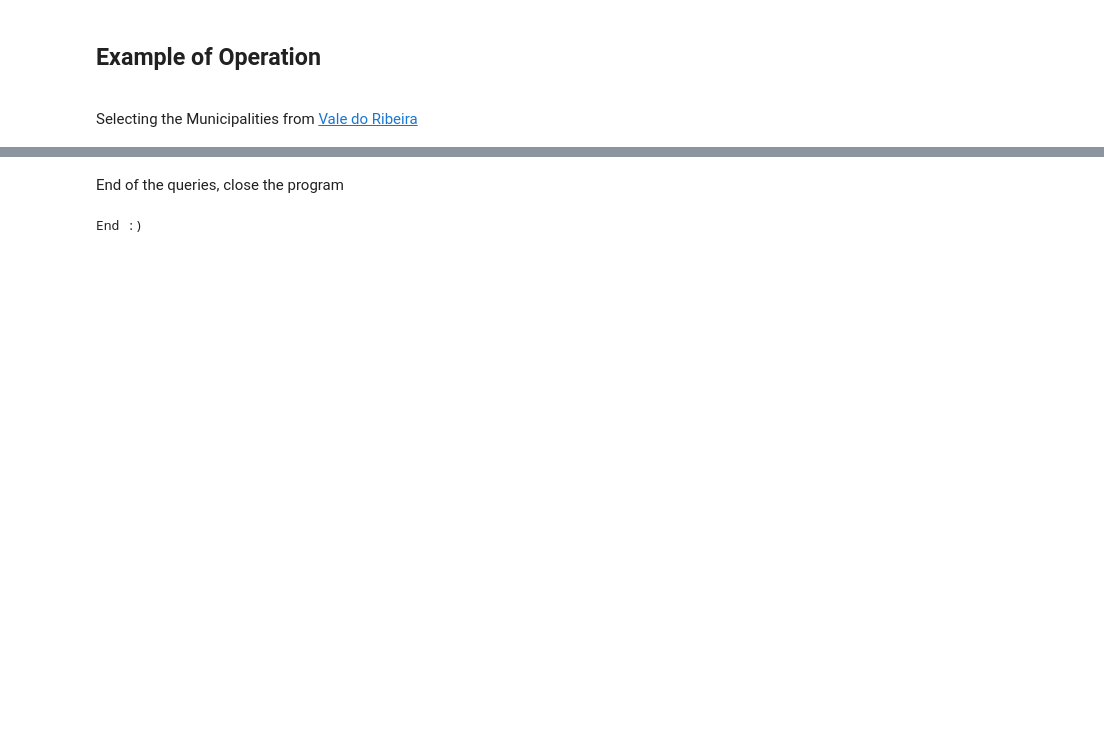
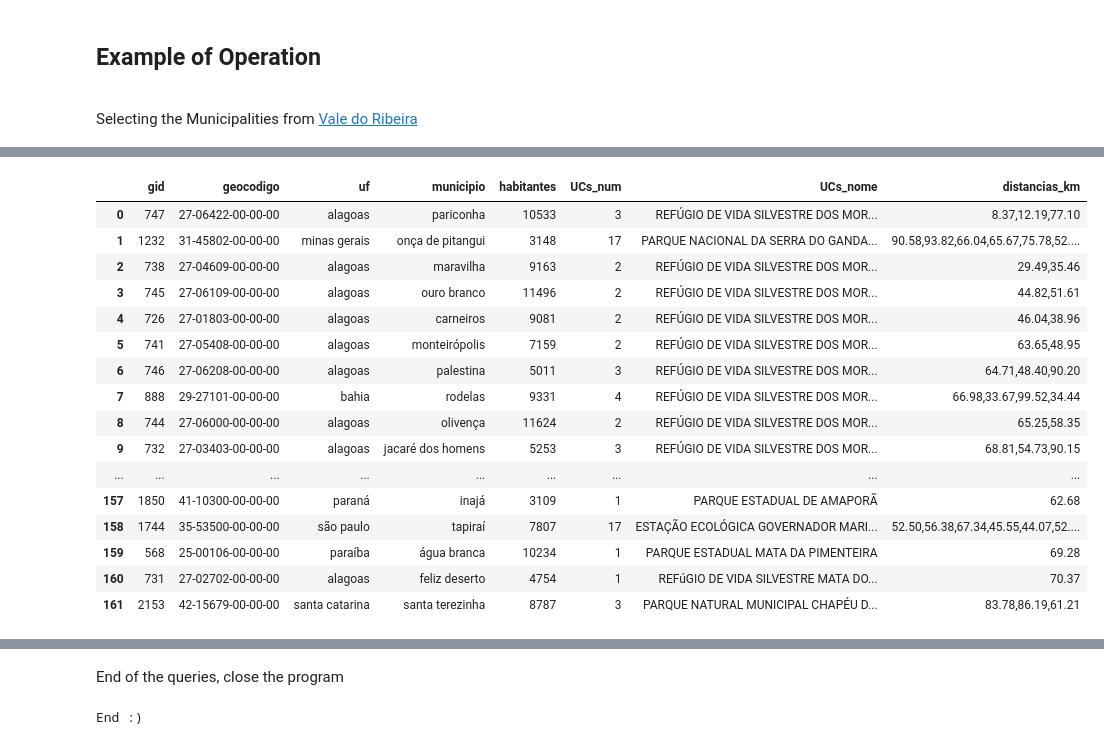
Before and after one commit to halen48/Protected-Areas-Selection, a Jupyter notebook: PARSEC - Find PA.ipynb, the cells around one changed output, grey strips where cells are left out. Cells and saved outputs as stored; diff of their text form; code cells hidden in the pictures; blank space fills up the shorter version.

Commit message:
Add files via upload
Adicionadas regiões:
> Bacia do Rio São Francisco
> Bacia do Rio Parnaíba

```diff
--- a/PARSEC - Find PA.ipynb
+++ b/PARSEC - Find PA.ipynb
@@ -373,0 +388,63 @@ Export the output data into C:\Users\Guilherme/vale_do_ribeira.csv
+# %%
+bacia_rio_sao_francisco = [
+    'Campo Formoso','Jacobina','Miguel Calmon','Mirangaba','Morro do Chapéu','Ourolândia','Umburanas','Várzea Nova',
+'América Dourada','Barra do Mendes','Barro Alto','Bonito','Cafarnaum','Canarana','Central','Ibipeba','Ibititá','Irecê',
+'João Dourado','Jussara','Lapão','Mulungu do Morro','Presidente Dutra','São Gabriel','Souto Soares','Uibaí','Amparo de São Francisco',
+'Aquidabã','Brejo Grande','Canhoba','Capela','Cedro de São João','Feira Nova','Gararu','Gracho Cardoso','Ilha das Flores','Itabi',
+'Japaratuba','Japoatã','Malhada dos Bois','Monte Alegre de Sergipe','Muribeca','Neópolis','Nossa Senhora da Glória','Nossa Senhora de Lourdes',
+'Pacatuba','Pirambu','Porto da Folha','Poço Redondo','Propriá','Santana do São Francisco','Idreg','São Francisco','Telha','Arapiraca','Batalha',
+'Belo Monte','Cacimbinhas','Campo Grande','Canapi','Carneiros','Coruripe','Craíbas','Dois Riachos','Estrela de Alagoas','Feira Grande',
+'Feliz Deserto','Girau do Ponciano','Igaci','Igreja Nova','Inhapi','Jacaré dos Homens','Jaramataia','Junqueiro','Lagoa da Canoa',
+'Limoeiro de Anadia','Major Isidoro','Maravilha','Minador do Negrão','Monteirópolis','Olho d\'água das Flores','Olho d\'água Grande',
+'Olivença','Ouro Branco','Palestina','Pão de Açúcar','Penedo','Piaçabuçu','Porto Real do Colégio','Poço das Trincheiras','Santana do Ipanema',
+'São Brás','São José da Tapera','São Sebastião','Senador Rui Palmeira','Teotônio Vilela','Traipu','Água Branca','Canindé de São Francisco',
+'Delmiro Gouveia','Glória','Inajá','Jatobá','Jeremoabo','Mata Grande','Olho d\'água do Casado','Pariconha','Paulo Afonso','Pedro Alexandre',
+'Petrolândia','Piranhas','Santa Brígida','Tacaratu','Águas Belas','Afogados da Ingazeira','Alagoinha','Arcoverde','Betânia','Bom Conselho',
+'Brejinho','Buíque','Caetés','Calumbi','Carnaíba','Custódia','Flores','Iati','Ibimirim','Iguaraci','Ingazeira','Itaíba','Itapetim',
+'Manari','Paranatama','Pedra','Pesqueira','Quixaba','Saloá','Santa Cruz da Baixa Verde','Santa Terezinha','São José do Belmonte',
+'São José do Egito','Serra Talhada','Sertânia','Solidão','Tabira','Triunfo','Tupanatinga','Tuparetama','Venturosa','Abaré','Belém de São Francisco',
+'Cabrobó','Carnaubeira da Penha','Cedro','Chorrochó','Floresta','Itacuruba','Macururé','Mirandiba','Moreilândia','Parnamirim','Rodelas',
+'Salgueiro','Serrita','Terra Nova','Verdejante','Araripina','Bodocó','Exu','Granito','Ipubi','Ouricuri','Santa Cruz','Santa Filomena',
+'Trindade','Afrânio','Campo Alegre de Lourdes','Casa Nova','Curaçá','Dormentes','Jaguarari','Juazeiro','Lagoa Grande','Orocó','Petrolina',
+'Pilão Arcado','Remanso','Santa Maria da Boa Vista','Sento Sé','Sobradinho','Uauá','Barra','Buritirama','Gentio do Ouro','Itaguaçu da Bahia',
+'Xique-Xique','Érico Cardoso','Bom Jesus da Lapa','Boninal','Boquira','Botuporã','Brejolândia','Brotas de Macaúbas','Canópolis',
+'Caturama','Ibipitanga','Ibitiara','Ibotirama','Ipupiara','Macaúbas','Morpará','Muquém de São Francisco','Novo Horizonte','Oliveira dos Brejinhos',
+'Paramirim','Paratinga','Piatã','Rio de Contas','Rio do Pires','Santa Maria da Vitória','Santana','São Félix do Coribe','Seabra',
+'Serra do Ramalho','Serra Dourada','Sítio do Mato','Tabocas do Brejo Velho','Tanque Novo','Angical','Baianópolis','Barreiras',
+'Catolândia','Cocos','Coribe','Correntina','Cotegipe','Cristópolis','Formosa do Rio Preto','Jaborandi','Luís Eduardo Magalhães','Mansidão',
+'Riachão das Neves','Santa Rita de Cássia','São Desidério','Wanderley','Caetité','Candiba','Carinhanha','Catuti','Espinosa','Feira da Mata',
+'Gameleiras','Guanambi','Igaporã','Iuiú','Jacaraci','Jaíba','Janaúba','Malhada','Mamonas','Matias Cardoso','Matina','Mato Verde','Monte Azul',
+'Mortugaba','Nova Porteirinha','Pai Pedro','Palmas de Monte Alto','Pindaí','Porteirinha','Riacho de Santana','Riacho dos Machados',
+'Sebastião Laranjeiras','Serranópolis de Minas','Urandi','Varzelândia','Verdelândia','Bonito de Minas','Cônego Marinho','Ibiracatu','Itacarambi',
+'Januária','Juvenília','Manga','Miravânia','Montalvânia','Pedras de Maria da Cruz','São João das Missões','Arinos','Bonfinópolis de Minas',
+'Brasília','Buritis','Cabeceira Grande','Cabeceiras','Brasília','Cristalina','Dom Bosco','Formosa','Formoso','Guarda-Mor','Natalândia',
+'Paracatu','Riachinho','Unaí','Uruana de Minas','Arapuá','Carmo do Paranaíba','João Pinheiro','Lagamar','Lagoa Formosa','Lagoa Grande',
+'Matutina','Patos de Minas','Presidente Olegário','Rio Paranaíba','Santa Rosa da Serra','Patos de Minas','São Gotardo','Tiros','Varjão de Minas',
+'Vazante','Chapada Ga·cha','São Gonþalo do Abaeté','Bocaiúva','Brasilândia de Minas','Brasília de Minas','Buenópolis','Buritizeiro','Campo Azul',
+'Capitão Enéas','Claro dos Poções','Coração de Jesus','Engenheiro Navarro','Francisco Dumont','Francisco Sá','Glaucilândia','Guaraciama','Ibiaí',
+'Icaraí de Minas','Japonvar','Jequitaí','Joaquim Felício','Juramento','Lagoa dos Patos','Lassance','Lontra','Luislândia','Mirabela','Montes Claros',
+"Olhos d'água",'Patis','Pintópolis','Pirapora','Ponto Chique','Santa Fé de Minas','São Francisco','São João da Lagoa','São João da Ponte','São João do Pacuí',
+'São Romão','Ubaí','Urucuia','Várzea da Palma','Abaeté','Belo Horizonte','Araújos','Arcos','Augusto de Lima','Baldim','Bambuí',
+'Belo Horizonte','Belo Vale','Betim','Biquinhas','Bom Despacho','Bonfim','Brumadinho','Araþaí','Cachoeira da Prata','Caetanópolis',
+'Caeté','Campos Altos','Capim Branco','Carmo da Mata','Carmo do Cajuru','Carmópolis de Minas','Casa Grande','Cedro do Abaeté','Cláudio',
+'Conceição do Pará','Conceição do Mato Dentro','Confins','Congonhas','Congonhas do Norte','Conselheiro Lafaiete',
+'Contagem','Cordisburgo','Corinto','Córrego Danta','Córrego Fundo','Cristiano Otoni','Crucilândia','Curvelo','Datas',
+'Desterro de Entre Rios','Diamantina','Divinópolis','Dores do Indaiá','Doresópolis','Entre Rios de Minas','Esmeraldas',
+'Estrela do Indaiá','Felixlândia','Florestal','Formiga','Fortuna de Minas','Funilândia','Gouveia','Ibirité','Igarapé',
+'Igaratinga','Iguatama','Inhaúma','Inimutaba','Itaúna','Itabirito','Itaguara','Itapecerica','Belo Horizonte',
+'Itaverava','Jaboticatubas','Japaraíba','Itatiaiuþu','Jeceaba','Jequitibá','Juatuba','Lagoa da Prata','Lagoa Dourada','Lagoa Santa',
+'Leandro Ferreira','Luz','Maravilhas','Martinho Campos','Mateus Leme','Matozinhos','Medeiros','Moeda','Moema','Monjolos','Morada Nova de Minas',
+'Morro da Garça','Mário Campos','Nova Lima','Nova Serrana','Nova União','Oliveira','Onça de Pitangui','Ouro Branco','Ouro Preto',
+'Paineiras','Pains','Papagaios','Paraopeba','Pará de Minas','Passa Tempo','Pedra do Indaiá','Pedro Leopoldo','Pequi','Perdigão',
+'Piedade dos Gerais','Pimenta','Piracema','Pitangui','Piumhi','Pompéu','Presidente Juscelino','Presidente Kubitschek','Prudente de Morais',
+'Quartel Geral','Queluzito','Raposos','Resende Costa','Ribeirão das Neves','Rio Acima','Rio Manso','Sabará',
+'Santa Luzia','Santana de Pirapama','Santana do Riacho','Santo Antônio do Monte','Santo Hipólito',
+'São Brás do Suaçuí','São Francisco de Paula','São Gonçalo do Pará','São Joaquim de Bicas','São José da Lapa',
+'São José da Varginha','São Roque de Minas','São Sebastião do Oeste','Sarzedo','Serra da Saudade','Sete Lagoas',
+'Tapiraí','Belo Horizonte','Três Marias','Vargem Bonita','Vespasiano','Taquaraþu de Minas',
+]
+
+#do the filter
+export_csv_municipios(bacia_rio_sao_francisco,'rio_sao_francisco.csv')
+pandas.read_csv('rio_sao_francisco.csv', delimiter = ';', encoding='latin-1')
+# %% [output]
@@ -373,0 +453,17 @@ Export the output data into C:\Users\Guilherme/vale_do_ribeira.csv
+|  | gid | geocodigo | uf | municipio | habitantes | UCs_num | UCs_nome | distancias_km |
+| 0 | 747 | 27-06422-00-00-00 | alagoas | pariconha | 10533 | 3 | REFÚGIO DE VIDA SILVESTRE DOS MOR... | 8.37,12.19,77.10 |
+| 1 | 1232 | 31-45802-00-00-00 | minas gerais | onça de pitangui | 3148 | 17 | PARQUE NACIONAL DA SERRA DO GANDA... | 90.58,93.82,66.04,65.67,75.78,52.... |
+| 2 | 738 | 27-04609-00-00-00 | alagoas | maravilha | 9163 | 2 | REFÚGIO DE VIDA SILVESTRE DOS MOR... | 29.49,35.46 |
+| 3 | 745 | 27-06109-00-00-00 | alagoas | ouro branco | 11496 | 2 | REFÚGIO DE VIDA SILVESTRE DOS MOR... | 44.82,51.61 |
+| 4 | 726 | 27-01803-00-00-00 | alagoas | carneiros | 9081 | 2 | REFÚGIO DE VIDA SILVESTRE DOS MOR... | 46.04,38.96 |
+| 5 | 741 | 27-05408-00-00-00 | alagoas | monteirópolis | 7159 | 2 | REFÚGIO DE VIDA SILVESTRE DOS MOR... | 63.65,48.95 |
+| 6 | 746 | 27-06208-00-00-00 | alagoas | palestina | 5011 | 3 | REFÚGIO DE VIDA SILVESTRE DOS MOR... | 64.71,48.40,90.20 |
+| 7 | 888 | 29-27101-00-00-00 | bahia | rodelas | 9331 | 4 | REFÚGIO DE VIDA SILVESTRE DOS MOR... | 66.98,33.67,99.52,34.44 |
+| 8 | 744 | 27-06000-00-00-00 | alagoas | olivença | 11624 | 2 | REFÚGIO DE VIDA SILVESTRE DOS MOR... | 65.25,58.35 |
+| 9 | 732 | 27-03403-00-00-00 | alagoas | jacaré dos homens | 5253 | 3 | REFÚGIO DE VIDA SILVESTRE DOS MOR... | 68.81,54.73,90.15 |
+| ... | ... | ... | ... | ... | ... | ... | ... | ... |
+| 157 | 1850 | 41-10300-00-00-00 | paraná | inajá | 3109 | 1 | PARQUE ESTADUAL DE AMAPORÃ | 62.68 |
+| 158 | 1744 | 35-53500-00-00-00 | são paulo | tapiraí | 7807 | 17 | ESTAÇÃO ECOLÓGICA GOVERNADOR MARI... | 52.50,56.38,67.34,45.55,44.07,52.... |
+| 159 | 568 | 25-00106-00-00-00 | paraíba | água branca | 10234 | 1 | PARQUE ESTADUAL MATA DA PIMENTEIRA | 69.28 |
+| 160 | 731 | 27-02702-00-00-00 | alagoas | feliz deserto | 4754 | 1 | REFúGIO DE VIDA SILVESTRE MATA DO... | 70.37 |
+| 161 | 2153 | 42-15679-00-00-00 | santa catarina | santa terezinha | 8787 | 3 | PARQUE NATURAL MUNICIPAL CHAPÉU D... | 83.78,86.19,61.21 |
```
Also changed, not shown: parts of 7 cells of this notebook.
